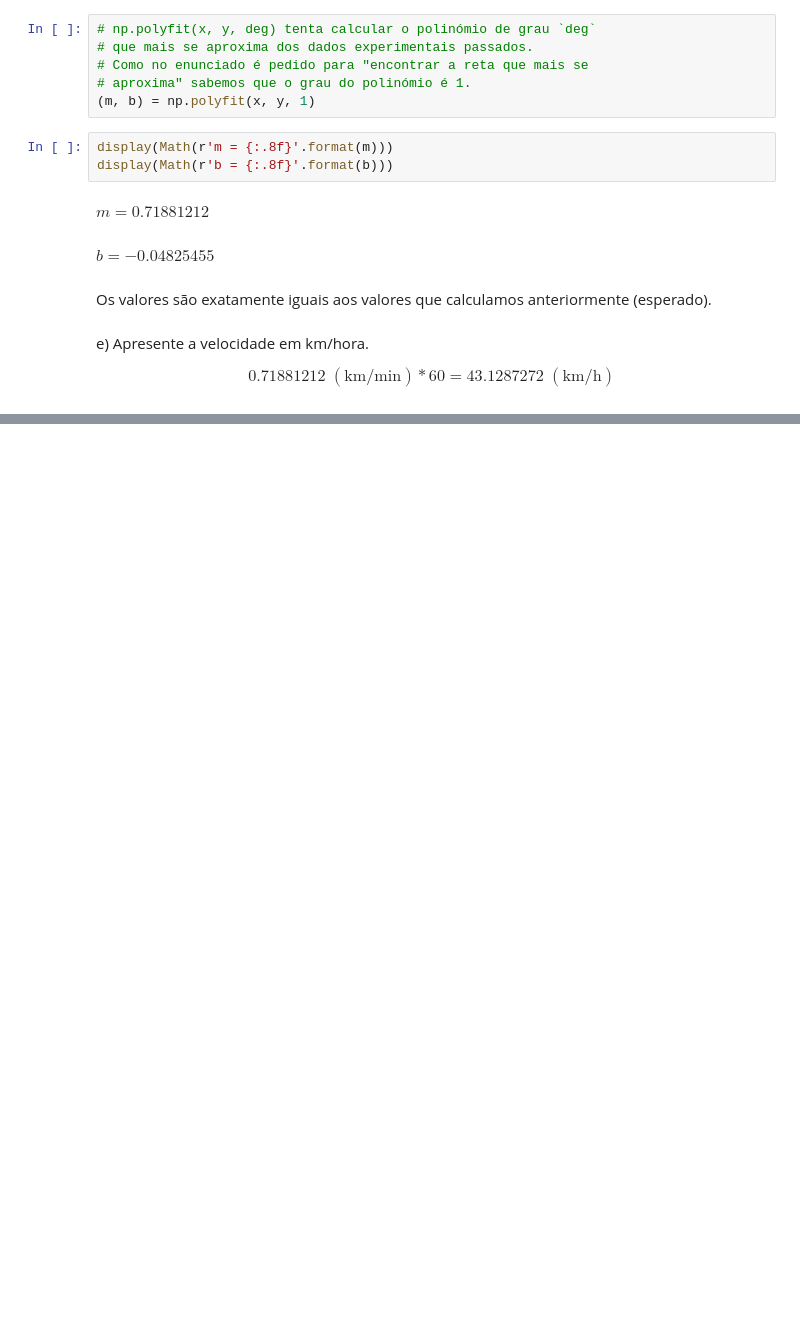
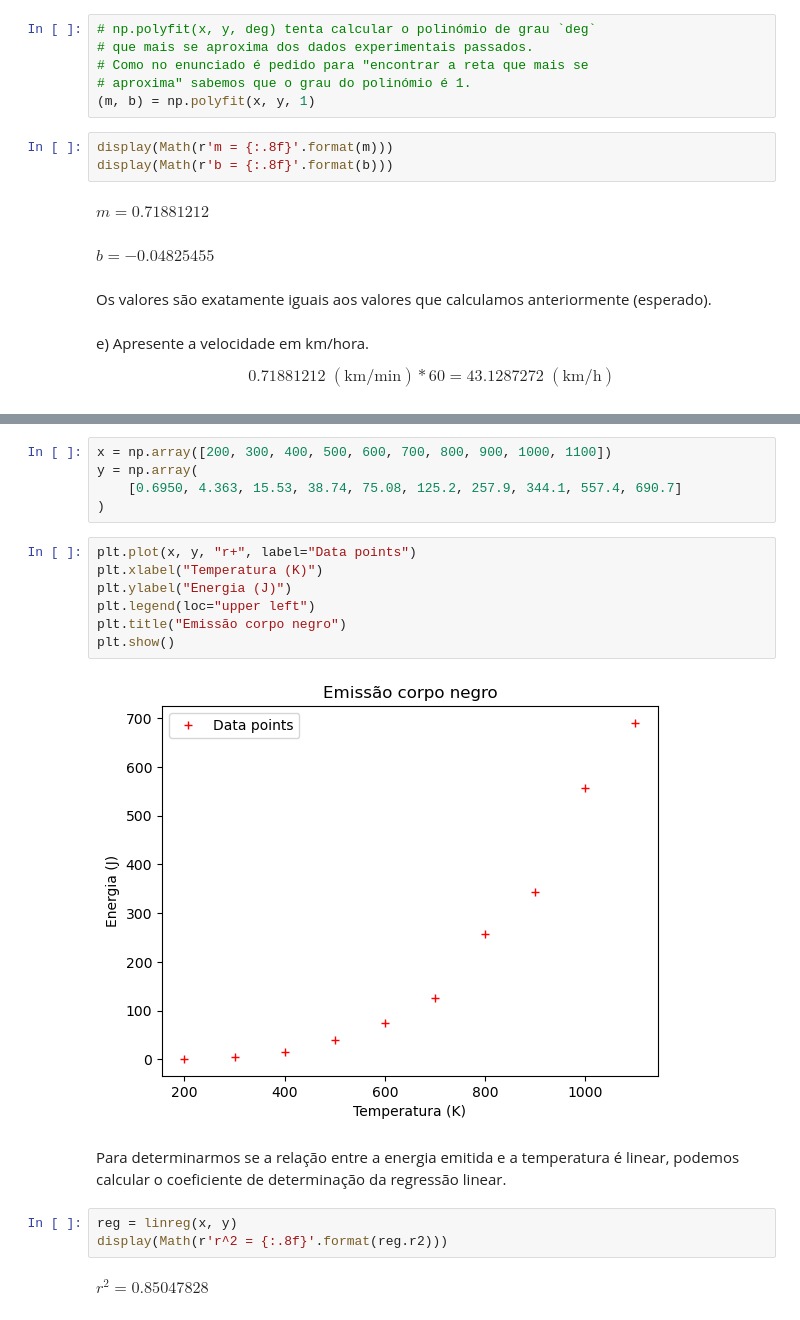
Before and after one commit to JCapucho/universidade, a Jupyter notebook: MSF/aula02/guião.ipynb, the cells around one changed output, grey strips where cells are left out. Cells and saved outputs as stored; diff of their text form; blank space fills up the shorter version.

```diff
--- a/MSF/aula02/guião.ipynb
+++ b/MSF/aula02/guião.ipynb
@@ -312,0 +326,21 @@ $$
+# %%
+x = np.array([200, 300, 400, 500, 600, 700, 800, 900, 1000, 1100])
+y = np.array(
+    [0.6950, 4.363, 15.53, 38.74, 75.08, 125.2, 257.9, 344.1, 557.4, 690.7]
+)
+# %%
+plt.plot(x, y, "r+", label="Data points")
+plt.xlabel("Temperatura (K)")
+plt.ylabel("Energia (J)")
+plt.legend(loc="upper left")
+plt.title("Emissão corpo negro")
+plt.show()
+# %% [output]
+[figure, added]
+# %% [markdown]
+Para determinarmos se a relação entre a energia emitida e a temperatura é linear, podemos calcular o coeficiente de determinação da regressão linear.
+# %%
+reg = linreg(x, y)
+display(Math(r'r^2 = {:.8f}'.format(reg.r2)))
+# %% [output]
+$\displaystyle r^2 = 0.85047828$
```
Also changed, not shown: parts of 13 cells of this notebook.
